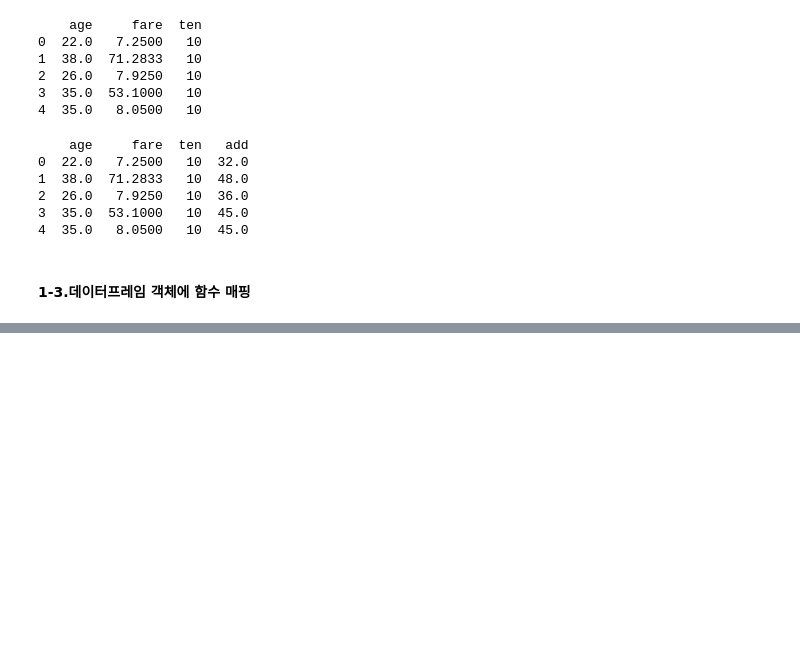
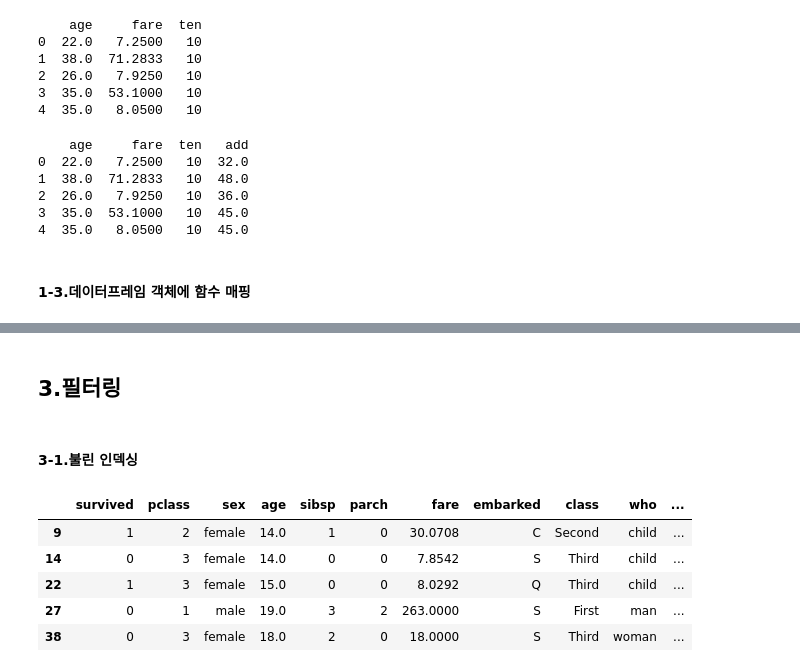
Before and after one commit to hyeonn31/Project_Ubion, a Jupyter notebook: 01. 프로그래밍 기초/02. 데이터분석/src/07.데이터프레임응용.ipynb, the cells around one changed output, grey strips where cells are left out. Drawn from its saved outputs; the diff is of its cells as text; code cells hidden in the pictures; blank space fills up the shorter version.

```diff
--- a/01. 프로그래밍 기초/02. 데이터분석/src/07.데이터프레임응용.ipynb
+++ b/01. 프로그래밍 기초/02. 데이터분석/src/07.데이터프레임응용.ipynb
@@ -384,0 +520,21 @@ print(type(result_value))
+# %% [markdown]
+## 3.필터링
+# %% [markdown]
+#### 3-1.불린 인덱싱
+# %%
+import seaborn as sns
+
+titanic = sns.load_dataset('titanic')
+
+# 나이가 10대(10~19세)인 승객만 따로 선택
+# 조건마다 괄호 필수, 그리고 = &  (and 쓰면 에러)
+mask1 = (titanic.age >= 10) & (titanic.age < 20)
+df_teenage = titanic.loc[mask1, :]       # True 인 행만, 열은 전부
+df_teenage.head()
+# %% [output]
+|  | survived | pclass | sex | age | sibsp | parch | fare | embarked | class | who | ... |
+| 9 | 1 | 2 | female | 14.0 | 1 | 0 | 30.0708 | C | Second | child | ... |
+| 14 | 0 | 3 | female | 14.0 | 0 | 0 | 7.8542 | S | Third | child | ... |
+| 22 | 1 | 3 | female | 15.0 | 0 | 0 | 8.0292 | Q | Third | child | ... |
+| 27 | 0 | 1 | male | 19.0 | 3 | 2 | 263.0000 | S | First | man | ... |
+| 38 | 0 | 3 | female | 18.0 | 2 | 0 | 18.0000 | S | Third | woman | ... |
```
Also changed, not shown: parts of 105 cells of this notebook, 20 other files.
